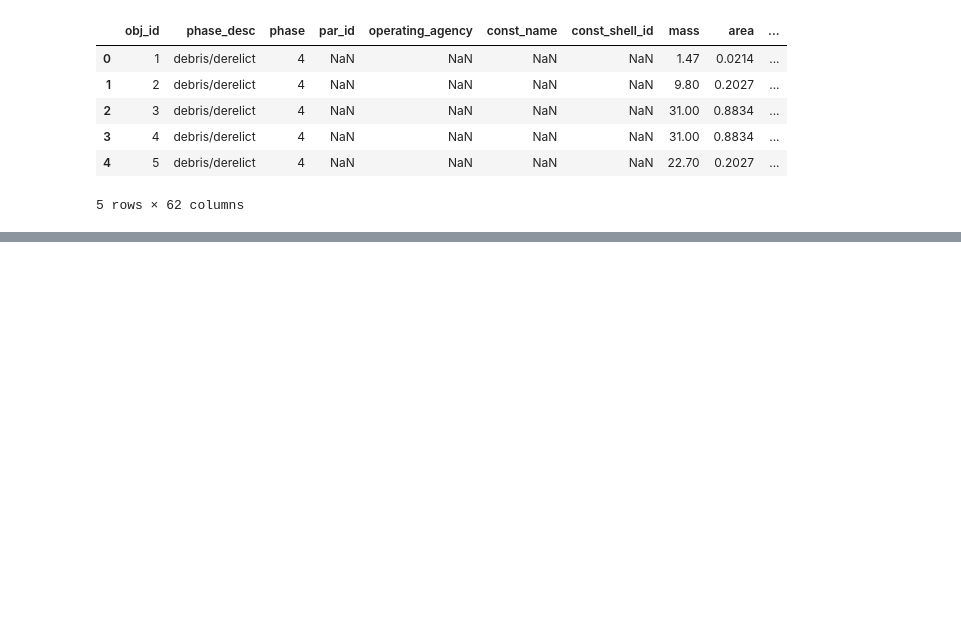
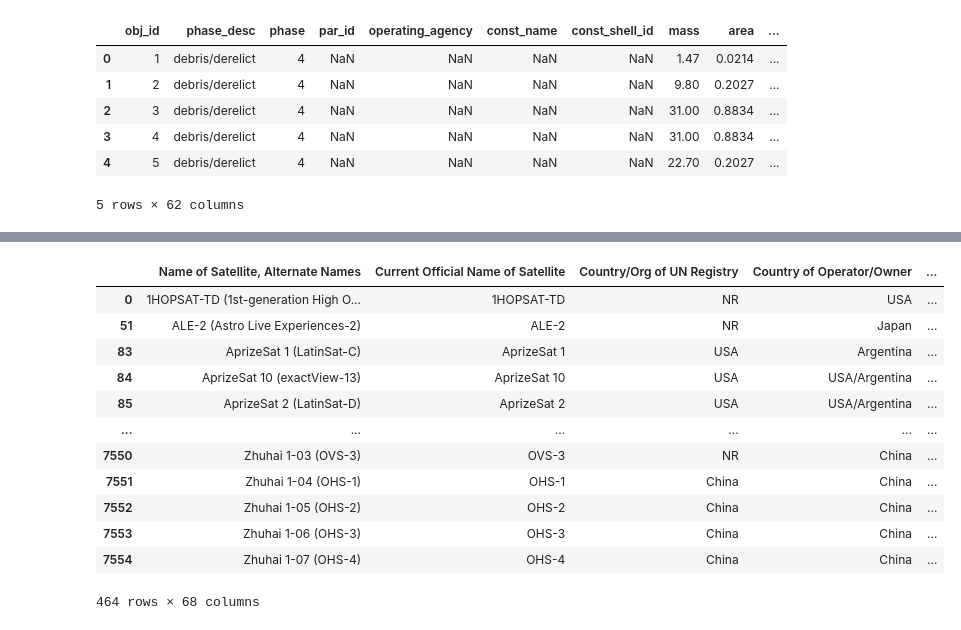
Before and after one commit to blueriver212/OPUS, a Jupyter notebook: Revenue.ipynb, the cells around one changed output, grey strips where cells are left out. Drawn from its saved outputs; the diff is of its cells as text; code cells hidden in the pictures; blank space fills up the shorter version.

```diff
--- a/Revenue.ipynb
+++ b/Revenue.ipynb
@@ -70,0 +195,16 @@ T.head()
+# %%
+df
+# %% [output]
+|  | Name of Satellite, Alternate Names | Current Official Name of Satellite | Country/Org of UN Registry | Country of Operator/Owner | ... |
+| 0 | 1HOPSAT-TD (1st-generation High O... | 1HOPSAT-TD | NR | USA | ... |
+| 51 | ALE-2 (Astro Live Experiences-2) | ALE-2 | NR | Japan | ... |
+| 83 | AprizeSat 1 (LatinSat-C) | AprizeSat 1 | USA | Argentina | ... |
+| 84 | AprizeSat 10 (exactView-13) | AprizeSat 10 | USA | USA/Argentina | ... |
+| 85 | AprizeSat 2 (LatinSat-D) | AprizeSat 2 | USA | USA/Argentina | ... |
+| ... | ... | ... | ... | ... | ... |
+| 7550 | Zhuhai 1-03 (OVS-3) | OVS-3 | NR | China | ... |
+| 7551 | Zhuhai 1-04 (OHS-1) | OHS-1 | China | China | ... |
+| 7552 | Zhuhai 1-05 (OHS-2) | OHS-2 | China | China | ... |
+| 7553 | Zhuhai 1-06 (OHS-3) | OHS-3 | China | China | ... |
+| 7554 | Zhuhai 1-07 (OHS-4) | OHS-4 | China | China | ... |
+464 rows × 68 columns
```
Also changed, not shown: parts of 10 cells of this notebook, 3 other files.
